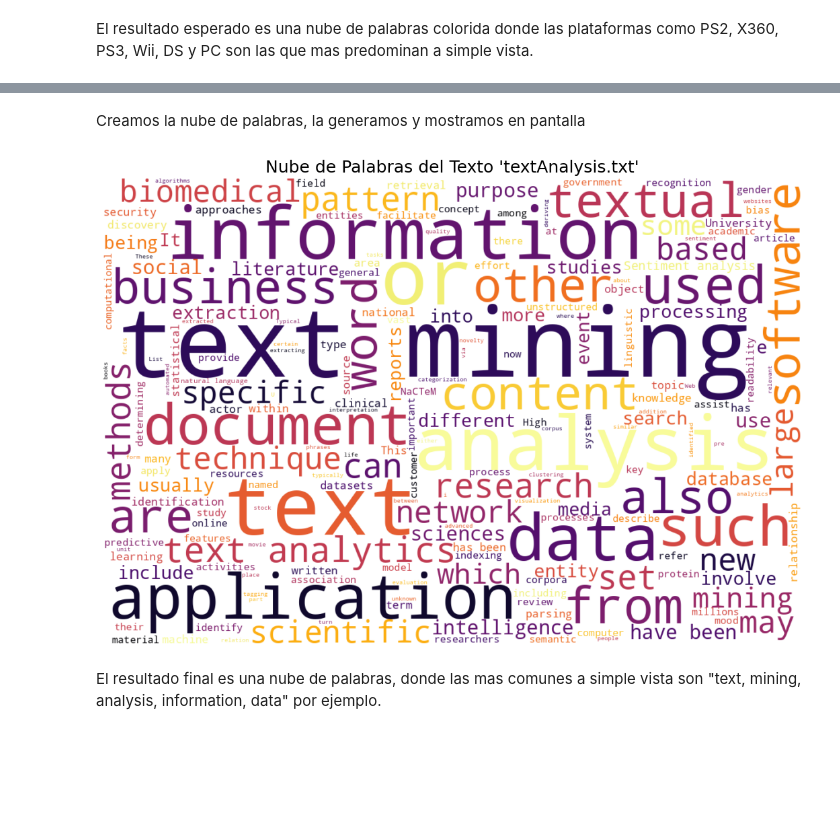
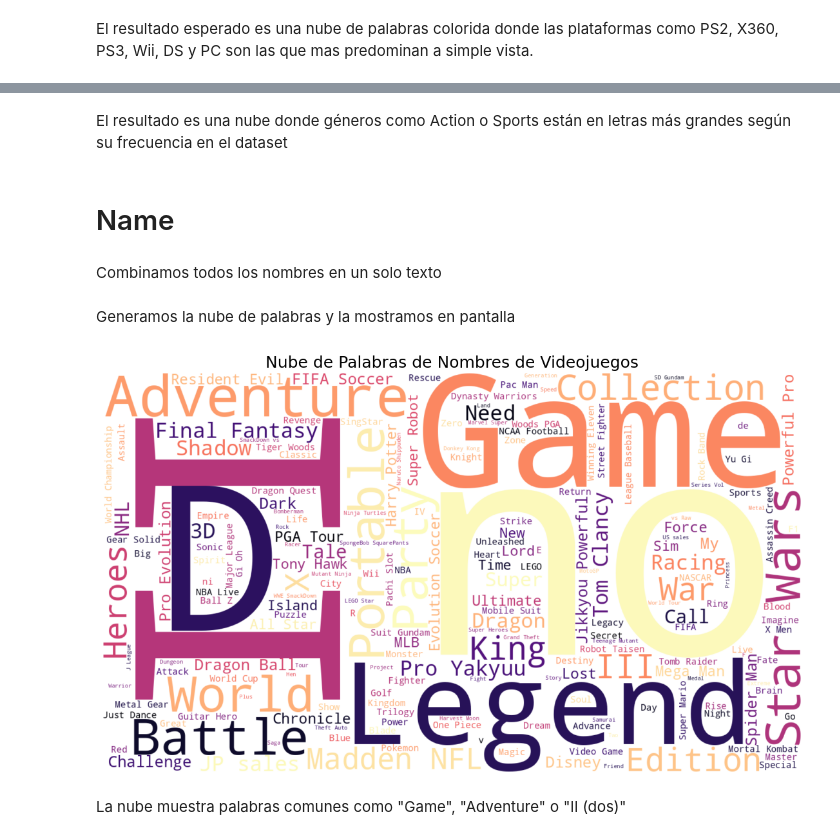
Before and after one commit to RobDav22/Mineria-De-Datos, a Jupyter notebook: Practicas/Text_Analysis/Text_Analysis.ipynb, the cells around one changed output, grey strips where cells are left out. Drawn from its saved outputs; the diff is of its cells as text; code cells hidden in the pictures; blank space fills up the shorter version.

Commit message:
fix: Practica 9 Text analysis

```diff
--- a/Practicas/Text_Analysis/Text_Analysis.ipynb
+++ b/Practicas/Text_Analysis/Text_Analysis.ipynb
@@ -54,21 +75,30 @@ with open("/content/textAnalysis.txt", "r", encoding="utf-8") as file:
+# %% [markdown]
+El resultado es una nube donde géneros como Action o Sports están en letras más grandes según su frecuencia en el dataset
+# %% [markdown]
+# Name
+# %% [markdown]
+Combinamos todos los nombres en un solo texto
+# %%
+# Unir todos los nombres de juegos en una sola cadena
+text = " ".join(str(name) for name in df['Name'])
 # %% [markdown]
-Creamos la nube de palabras, la generamos y mostramos en pantalla
+Generamos la nube de palabras y la mostramos en pantalla
 # %%
 wordcloud = WordCloud(
-    width=1200,
+    width=1400,
     height=800,
     background_color='white',
-    colormap='inferno',
-    stopwords={'the', 'and', 'of', 'to', 'in', 'for', 'is', 'a', 'on', 'as', 'by', 'an', 'be', 'with', 'that'},
+    colormap='magma',
+    stopwords={'the','and','of','a','to','in','for','on','with','by','&'},
     max_words=200
-).generate(text_data)
+).generate(text)
 # %%
-plt.figure(figsize=(14, 9))
+plt.figure(figsize=(14, 10))
 plt.imshow(wordcloud, interpolation='bilinear')
 plt.axis('off')
-plt.title("Nube de Palabras del Texto 'textAnalysis.txt'", fontsize=18)
+plt.title("Nube de Palabras de Nombres de Videojuegos", fontsize=18)
 plt.show()
 # %% [output]
-[figure, old version]
+[figure, new version]
-# %% [markdown]
-El resultado final es una nube de palabras, donde las mas comunes a simple vista son "text, mining, analysis, information, data" por ejemplo.
+# %% [markdown]
+La nube muestra palabras comunes como "Game", "Adventure" o "II (dos)"
```
Also changed, not shown: parts of 10 cells of this notebook, 2 other files.
